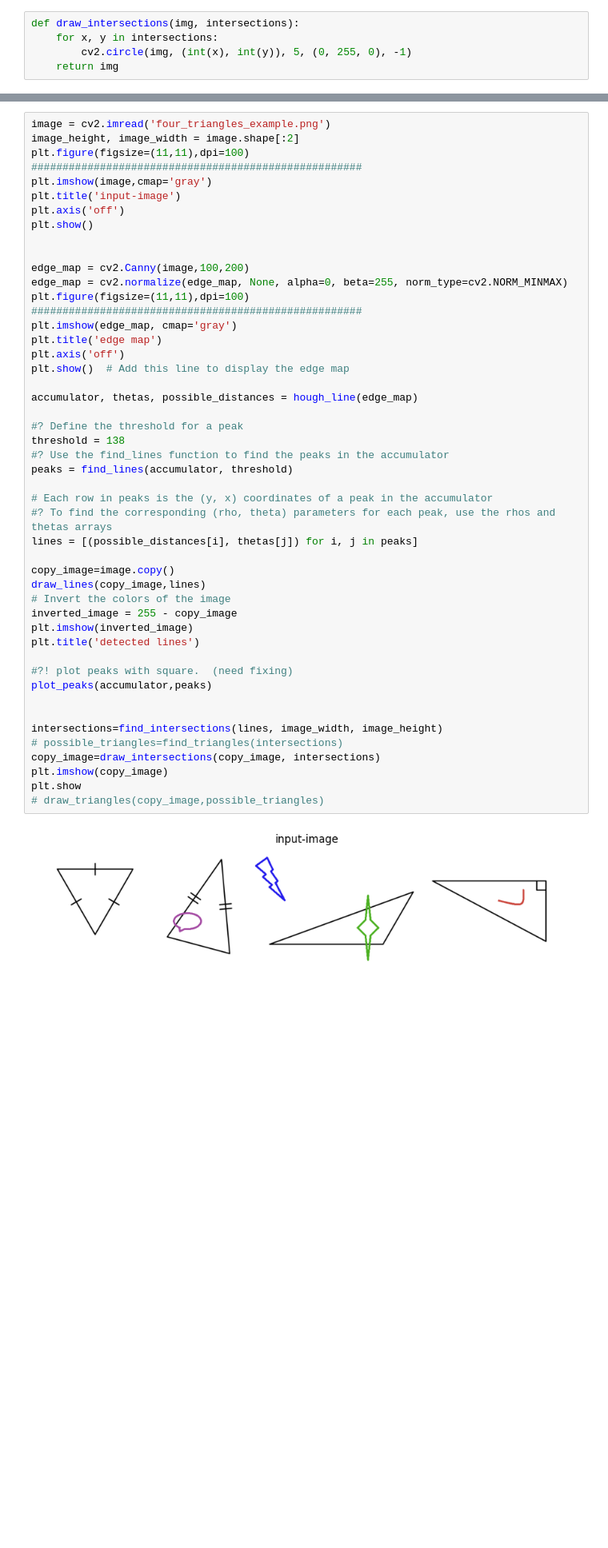
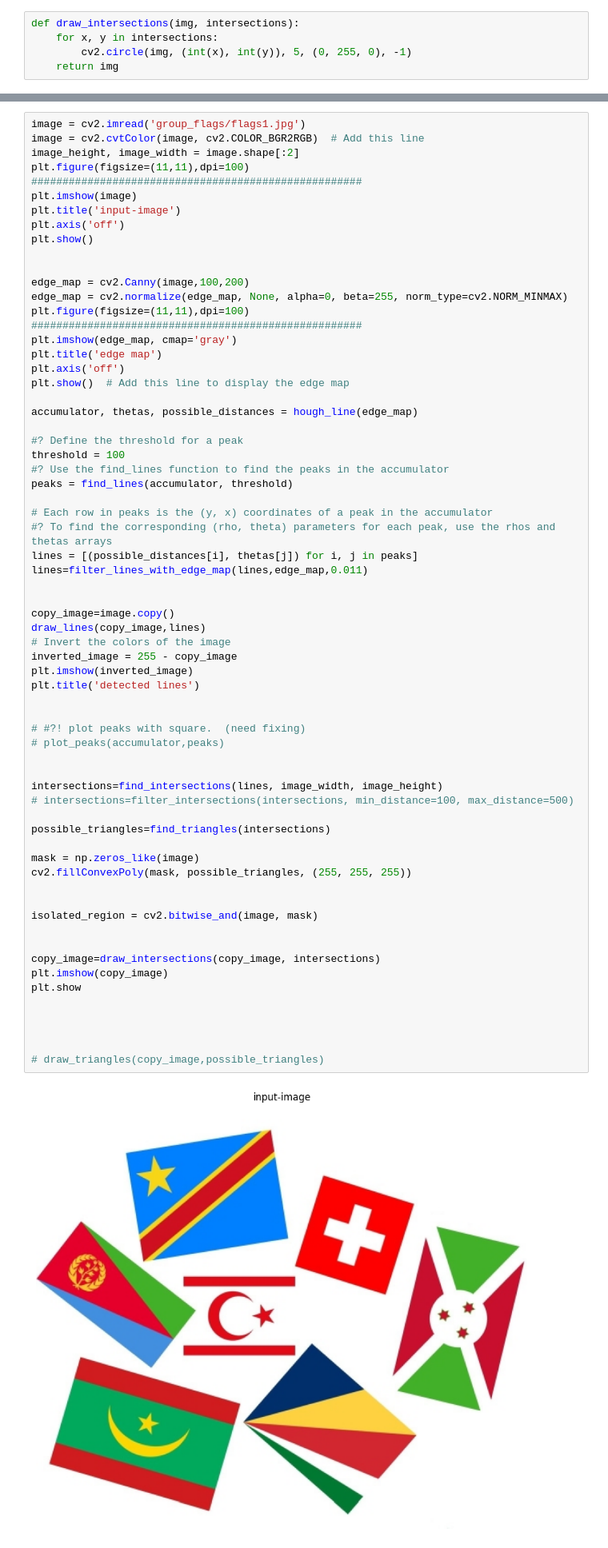
Before and after one commit to aseel1/Computer_Vision, a Jupyter notebook: CV_ex1.ipynb, the cells around one changed output, grey strips where cells are left out. Shown at 80% size. Cells and saved outputs as stored; diff of their text form; blank space fills up the shorter version.

```diff
--- a/CV_ex1.ipynb
+++ b/CV_ex1.ipynb
@@ -610,8 +639,9 @@ def draw_intersections(img, intersections):
 # %%
-image = cv2.imread('four_triangles_example.png')
+image = cv2.imread('group_flags/flags1.jpg')
+image = cv2.cvtColor(image, cv2.COLOR_BGR2RGB)  # Add this line
 image_height, image_width = image.shape[:2]
 plt.figure(figsize=(11,11),dpi=100) #####################################################
-plt.imshow(image,cmap='gray')
+plt.imshow(image)
 plt.title('input-image')
 plt.axis('off')
 plt.show()
@@ -623,35 +653,52 @@ plt.figure(figsize=(11,11),dpi=100) ############################################
 plt.imshow(edge_map, cmap='gray')
 plt.title('edge map')
 plt.axis('off')
 plt.show()  # Add this line to display the edge map
 
 accumulator, thetas, possible_distances = hough_line(edge_map)
 
 #? Define the threshold for a peak
-threshold = 138
+threshold = 100
 #? Use the find_lines function to find the peaks in the accumulator
 peaks = find_lines(accumulator, threshold)
 
 # Each row in peaks is the (y, x) coordinates of a peak in the accumulator
 #? To find the corresponding (rho, theta) parameters for each peak, use the rhos and thetas arrays
 lines = [(possible_distances[i], thetas[j]) for i, j in peaks]
+lines=filter_lines_with_edge_map(lines,edge_map,0.011)
+
 
 copy_image=image.copy()
 draw_lines(copy_image,lines)
 # Invert the colors of the image
 inverted_image = 255 - copy_image
 plt.imshow(inverted_image)
 plt.title('detected lines')
 
-#?! plot peaks with square.  (need fixing)
-plot_peaks(accumulator,peaks)
+
+# #?! plot peaks with square.  (need fixing)
+# plot_peaks(accumulator,peaks)
 
 
 intersections=find_intersections(lines, image_width, image_height)
-# possible_triangles=find_triangles(intersections)
+# intersections=filter_intersections(intersections, min_distance=100, max_distance=500)
+
+possible_triangles=find_triangles(intersections)
+
+mask = np.zeros_like(image)
+cv2.fillConvexPoly(mask, possible_triangles, (255, 255, 255))
+
+
+isolated_region = cv2.bitwise_and(image, mask)
+
+
 copy_image=draw_intersections(copy_image, intersections)
 plt.imshow(copy_image)
 plt.show
+
+
+
+
 # draw_triangles(copy_image,possible_triangles)
 # %% [output]
-[figure, old version]
+[figure, new version]
```
Also changed, not shown: parts of 2 cells of this notebook.
